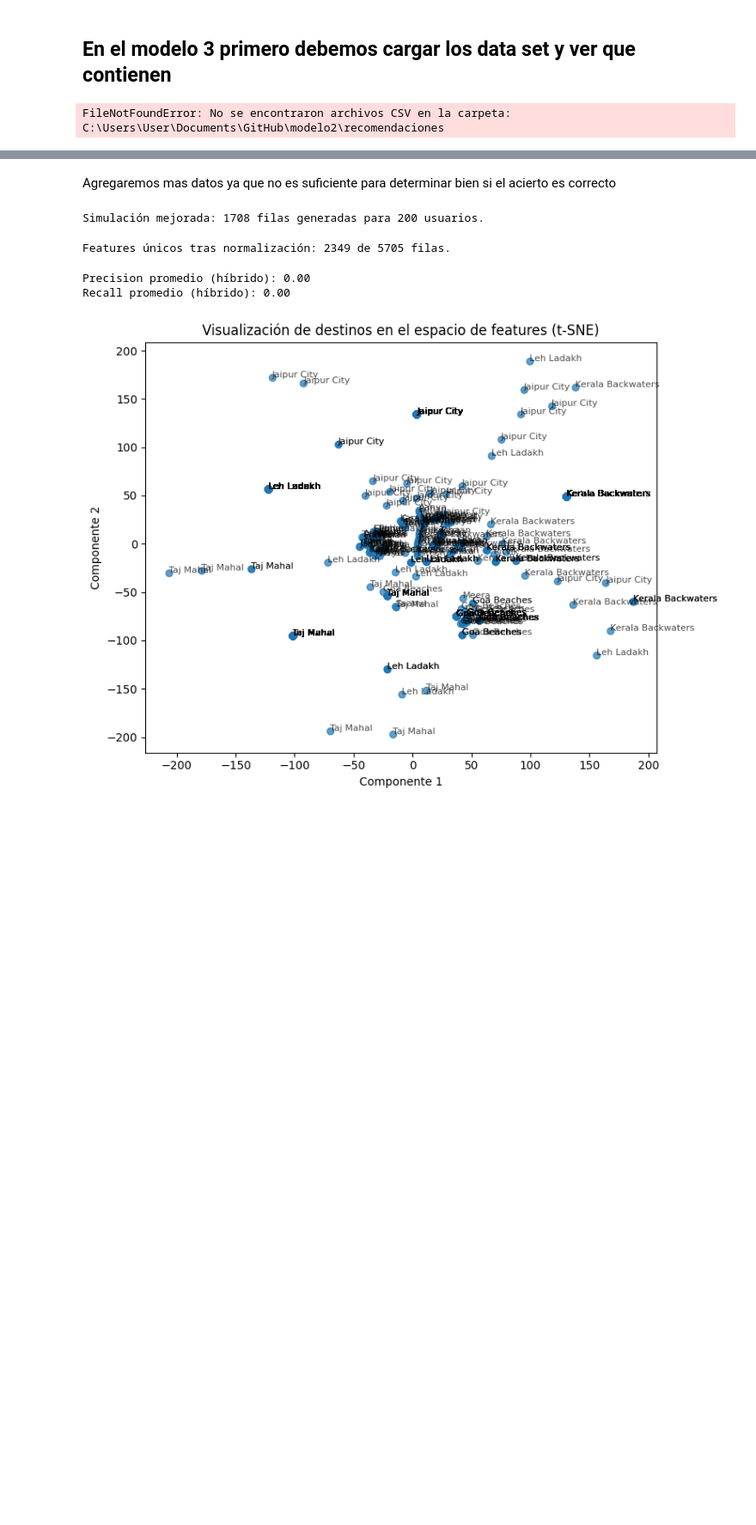
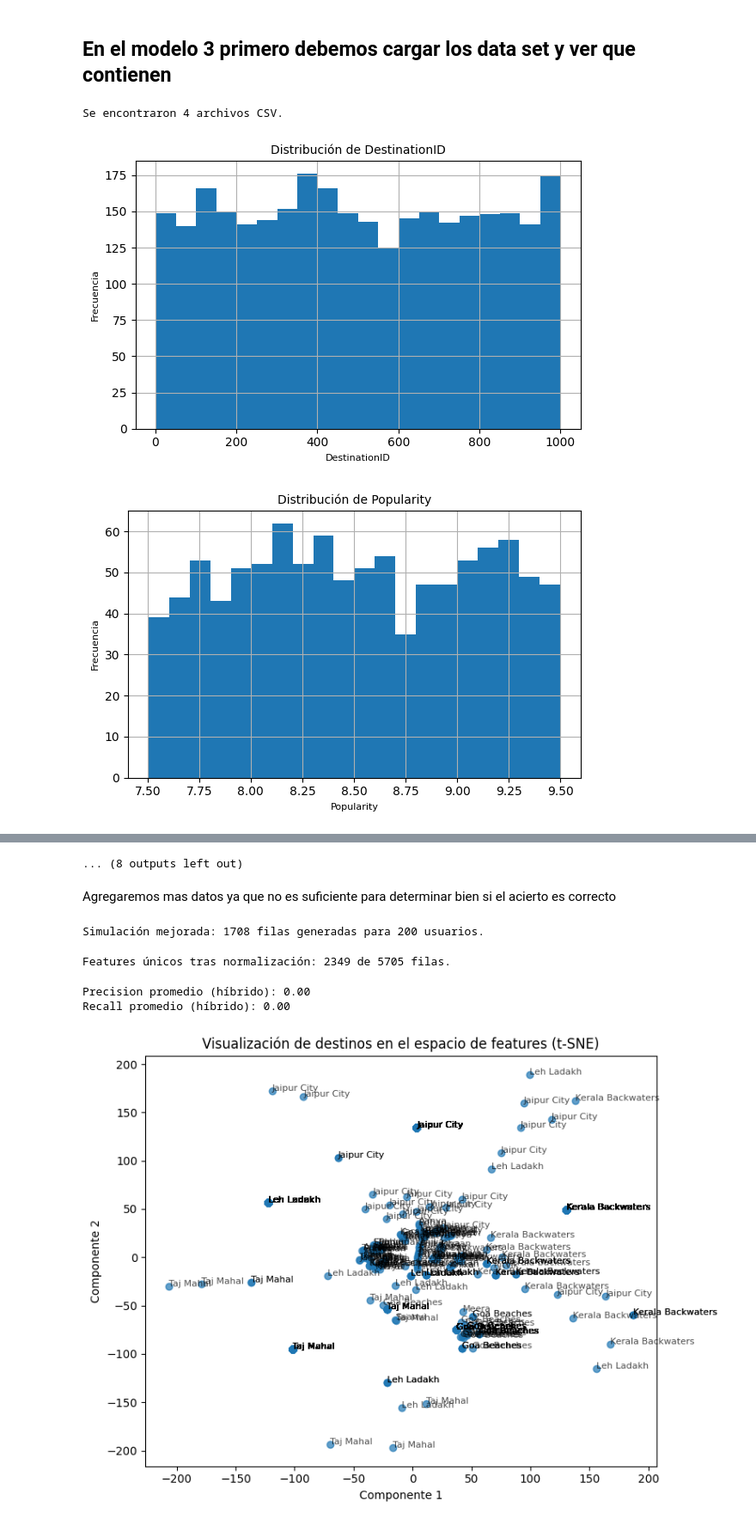
Before and after one commit to AlejandroFeriaGonzalez/RNAB, a Jupyter notebook: notebooks/modelo3 recomendaciones.ipynb, the cells around one changed output, grey strips where cells are left out. Shown: that part at 86% size. Drawn from its saved outputs; the diff is of its cells as text; code cells hidden in the pictures; blank space fills up the shorter version.

```diff
--- a/notebooks/modelo3 recomendaciones.ipynb
+++ b/notebooks/modelo3 recomendaciones.ipynb
@@ -19,7 +19,7 @@ score_destinos = defaultdict(float)
 conteo_destinos = defaultdict(int)
 # %%
 # 1. CARGA, VISUALIZACIÓN Y LIMPIEZA DEL DATASET
-carpeta = r'C:\Users\User\Documents\GitHub\modelo2\recomendaciones'
+carpeta = r'./recomendaciones'
 archivos_csv = glob.glob(os.path.join(carpeta, '*.csv'))
 if not archivos_csv:
     raise FileNotFoundError(f'No se encontraron archivos CSV en la carpeta: {carpeta}')
@@ -32,12 +32,12 @@ try:
 except Exception as e:
     raise RuntimeError(f'Error al cargar los archivos CSV: {e}')
 
-print('Primeras filas del dataset:')
-print(df.head())
-print('\nInformación general:')
-print(df.info())
-print('\nValores nulos por columna:')
-print(df.isnull().sum())
+# print('Primeras filas del dataset:')
+# print(df.head())
+# print('\nInformación general:')
+# print(df.info())
+# print('\nValores nulos por columna:')
+# print(df.isnull().sum())
 
 # Visualización de variables numéricas y categóricas (opcional)
 num_cols = df.select_dtypes(include=['float64', 'int64']).columns
@@ -46,39 +46,41 @@ cat_cols = df.select_dtypes(include=['object']).columns
 MOSTRAR_GRAFICOS=True
 
 if MOSTRAR_GRAFICOS:
     for col in num_cols:
-        plt.figure()
+        plt.figure(figsize=(6,4))
         df[col].hist(bins=20)
-        plt.title(f'Distribución de {col}')
-        plt.xlabel(col)
-        plt.ylabel('Frecuencia')
+        plt.title(f'Distribución de {col}', fontsize=10)
+        plt.xlabel(col, fontsize=8)
+        plt.ylabel('Frecuencia', fontsize=8)
         plt.tight_layout()
         plt.show()
 
     for col in cat_cols:
-        plt.figure()
+        plt.figure(figsize=(6,4))
         df[col].value_counts().head(10).plot(kind='bar')
-        plt.title(f'Frecuencia de {col}')
-        plt.xlabel(col)
-        plt.ylabel('Frecuencia')
+        plt.title(f'Frecuencia de {col}', fontsize=10)
+        plt.xlabel(col, fontsize=8)
+        plt.ylabel('Frecuencia', fontsize=8)
         plt.tight_layout()
         plt.show()
 
 # Limpieza básica: rellenar NaN
 for col in num_cols:
     n_null = df[col].isnull().sum()
     if n_null > 0:
         print(f'Rellenando {n_null} valores nulos en columna numérica {col} con la mediana.')
     df[col] = df[col].fillna(df[col].median())
 for col in cat_cols:
     n_null = df[col].isnull().sum()
     if n_null > 0:
         print(f'Rellenando {n_null} valores nulos en columna categórica {col} con la moda.')
     df[col] = df[col].fillna(df[col].mode()[0] if not df[col].mode().empty else 'Desconocido')
 
 # Normalización de variables numéricas (excluyendo IDs si existen)
 cols_to_normalize = [col for col in num_cols if not col.lower().endswith('id')]
 scaler = MinMaxScaler()
 df[cols_to_normalize] = scaler.fit_transform(df[cols_to_normalize])
 # %% [output]
-FileNotFoundError: No se encontraron archivos CSV en la carpeta: C:\Users\User\Documents\GitHub\modelo2\recomendaciones
+Se encontraron 4 archivos CSV.
+[figure, added]
+[figure, added]
@@ -85,3 +96,4 @@ FileNotFoundError: No se encontraron archivos CSV en la carpeta: C:\Users\User\D
+... (8 outputs left out)
 # %% [markdown]
 Agregaremos mas datos ya que no es suficiente para determinar bien si el acierto es correcto
 # %%
```
Also changed, not shown: parts of 4 cells of this notebook, 31 other files.
